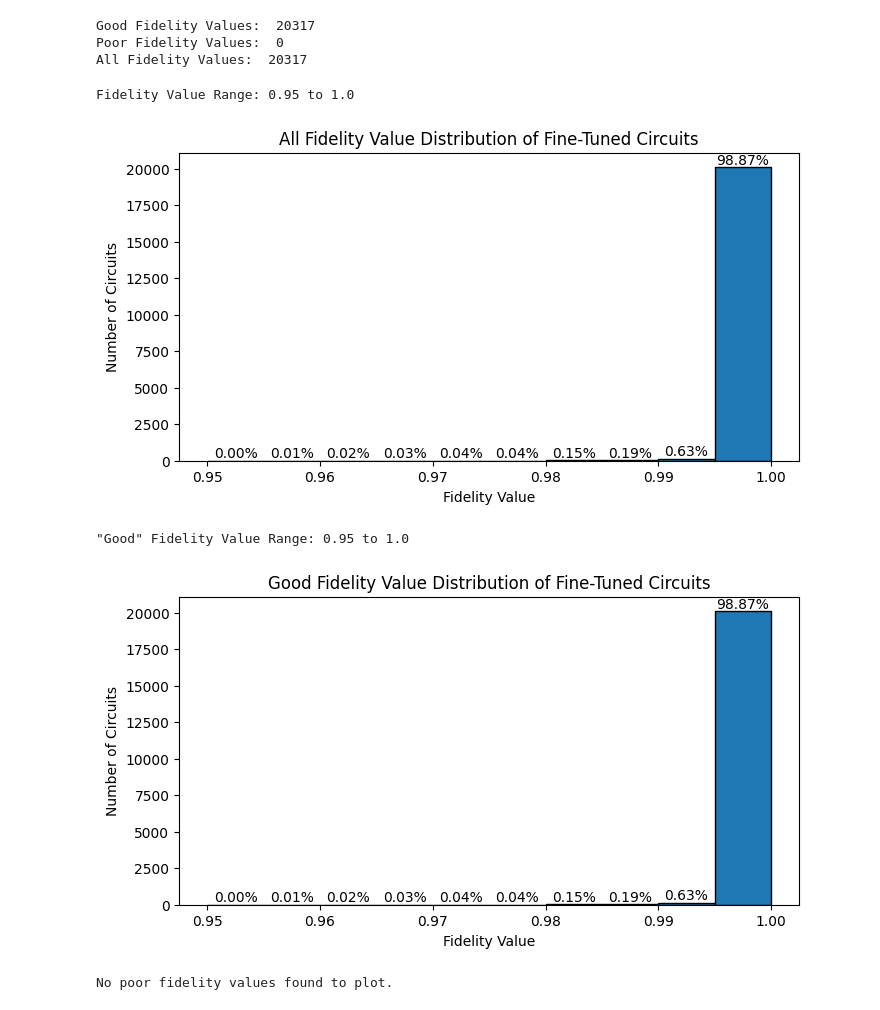
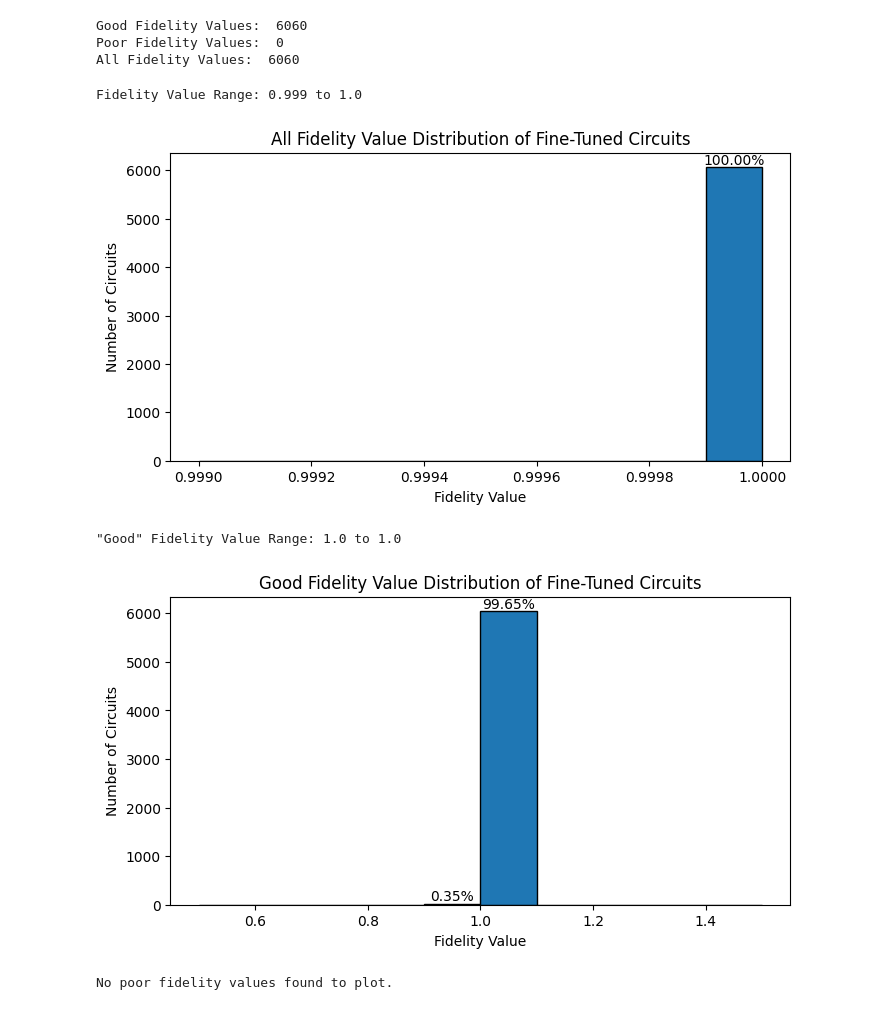
Before and after one commit to ashutiw2k/pqc-qec, a Jupyter notebook: testnotebooks/CheckFidOfFineTunedCircuit.ipynb, the cells around one changed output. Drawn from its saved outputs; the diff is of its cells as text; code cells hidden in the pictures.

```diff
--- a/testnotebooks/CheckFidOfFineTunedCircuit.ipynb
+++ b/testnotebooks/CheckFidOfFineTunedCircuit.ipynb
@@ -5,7 +5,7 @@ import sys
 
 sys.path.append('../')
 # %%
-DATA_PATH = '../' + 'nogit/quaternion/no_uncomp_data/single_qubit/rzrxrz/1q_5g_5blk_data/'
+DATA_PATH = '../' + 'nogit/quaternion/no_uncomp_data/single_qubit/rzrxrz/1q_10g_5blk_data/'
 GOOD_FID_PATH = DATA_PATH + 'good_fidelity/'
 POOR_FID_PATH = DATA_PATH + 'poor_fidelity/'
 # %%
@@ -30,40 +30,42 @@ print("Poor Fidelity Values: ", len(poor_fidelity_val))
 all_fidelity_val = good_fidelity_val + poor_fidelity_val
 print("All Fidelity Values: ", len(all_fidelity_val))
 # %% [output]
-Good Fidelity Values:  20317
+Good Fidelity Values:  6060
 Poor Fidelity Values:  0
-All Fidelity Values:  20317
+All Fidelity Values:  6060
 # %%
 import matplotlib.pyplot as plt
 import numpy as np
 
+max_val_all = np.round(np.max(all_fidelity_val), 2)
 min_val_all = np.round(np.min(all_fidelity_val), 2)
-max_val_all = np.round(np.max(all_fidelity_val), 2)
+if min_val_all == max_val_all:
+    min_val_all -= 0.001  # To avoid zero range in histogram
 print(f'Fidelity Value Range: {min_val_all} to {max_val_all}')
 
 hist_range = (min_val_all, max_val_all)
 hist_bins = 10
 
 # arr1, arr2, _ = plt.hist(good_fidelity_val, bins=hist_bins, edgecolor='black', range=hist_range)
 
 # Add percentage labels on top of each bar
 plt.figure(figsize=(8, 4))
 n, bins, patches = plt.hist(all_fidelity_val, bins=hist_bins, edgecolor='black', range=hist_range)
 total = len(all_fidelity_val)
 for i in range(len(patches)):
     height = patches[i].get_height()
     percentage = (height / total) * 100
     if percentage > 0:
         plt.text(patches[i].get_x() + patches[i].get_width() / 2, height, f'{percentage:.2f}%',
              ha='center', va='bottom')
 
 plt.xlabel('Fidelity Value')
 plt.ylabel('Number of Circuits')
 plt.title('All Fidelity Value Distribution of Fine-Tuned Circuits')
 plt.show()
 # %% [output]
-Fidelity Value Range: 0.95 to 1.0
+Fidelity Value Range: 0.999 to 1.0
-[figure, old version]
+[figure, new version]
 # %%
 min_val_good = np.round(np.min(good_fidelity_val), 2)
 max_val_good = np.round(np.max(good_fidelity_val), 2)
@@ -90,8 +92,8 @@ plt.ylabel('Number of Circuits')
 plt.title('Good Fidelity Value Distribution of Fine-Tuned Circuits')
 plt.show()
 # %% [output]
-"Good" Fidelity Value Range: 0.95 to 1.0
+"Good" Fidelity Value Range: 1.0 to 1.0
-[figure, old version]
+[figure, new version]
 # %%
 if len(poor_fidelity_val) > 0:
     min_val_poor = np.round(np.min(poor_fidelity_val), 2)
```
